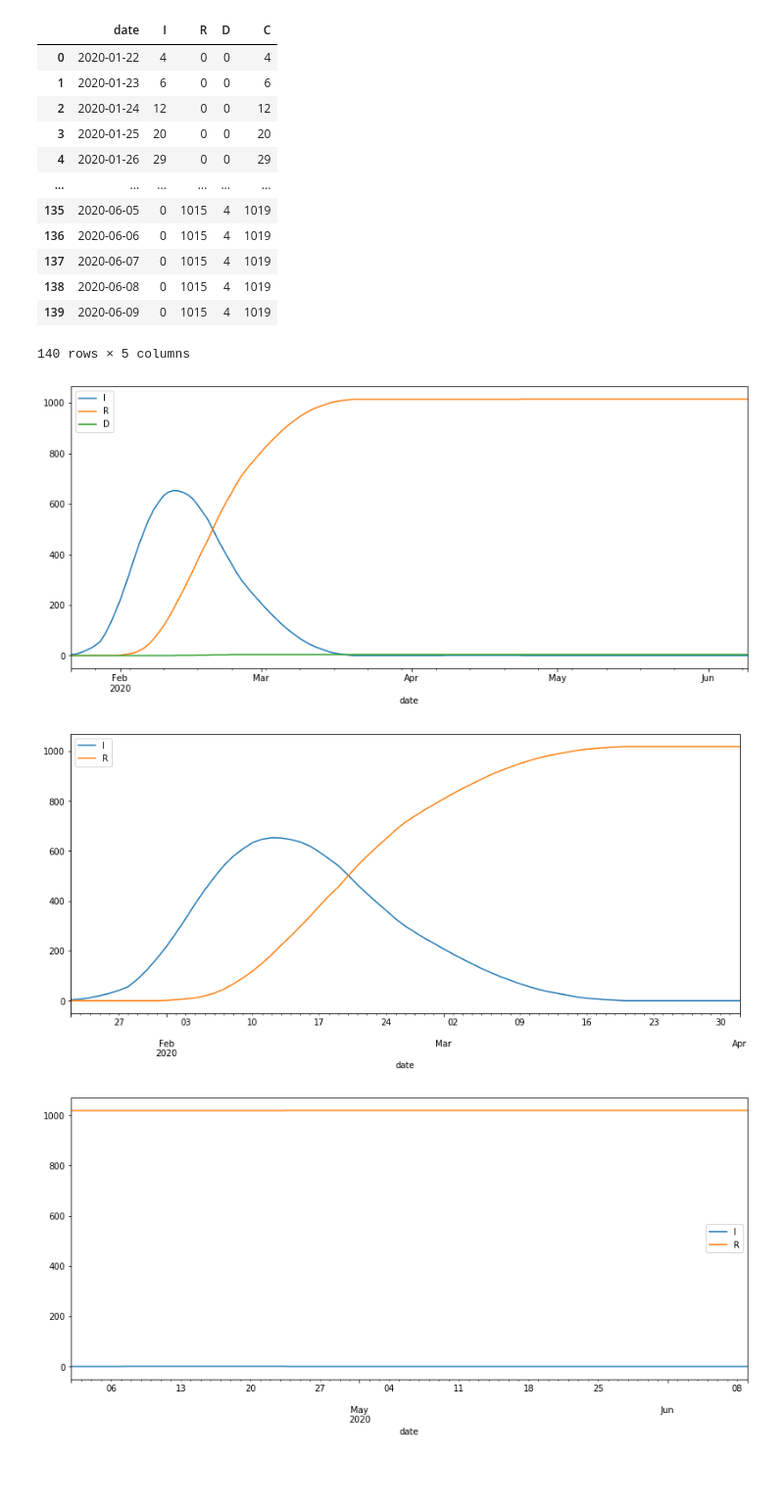
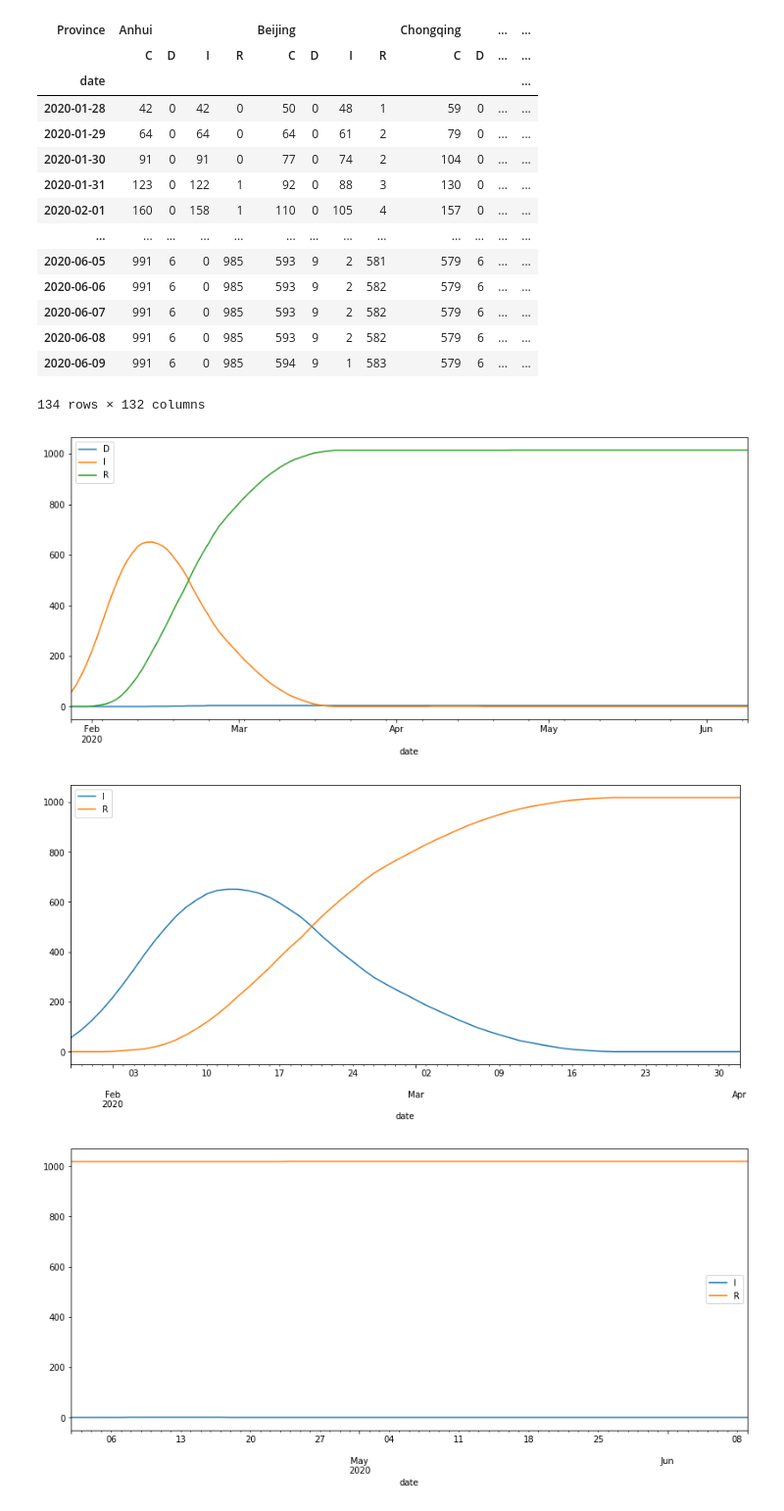
Before and after one commit to coldwhitewinters/ecovid, a Jupyter notebook: notebooks/abc-sir.ipynb, the cells around one changed output. Shown at 98% size. Cells and saved outputs as stored; diff of their text form; code cells hidden in the pictures; blank space fills up the shorter version.

```diff
--- a/notebooks/abc-sir.ipynb
+++ b/notebooks/abc-sir.ipynb
@@ -15,20 +15,3 @@ db_path = ("sqlite:///" +
            os.path.join(tempfile.gettempdir(), "test.db"))
 # %%
 plt.rcParams["figure.figsize"] = (14,6)
-# %%
-data = pd.read_csv("../data/obs.csv", parse_dates=["date"])
-data
-# %% [output]
-|  | date | I | R | D | C |
-| 0 | 2020-01-22 | 4 | 0 | 0 | 4 |
-| 1 | 2020-01-23 | 6 | 0 | 0 | 6 |
-| 2 | 2020-01-24 | 12 | 0 | 0 | 12 |
-| 3 | 2020-01-25 | 20 | 0 | 0 | 20 |
-| 4 | 2020-01-26 | 29 | 0 | 0 | 29 |
-| ... | ... | ... | ... | ... | ... |
-| 135 | 2020-06-05 | 0 | 1015 | 4 | 1019 |
-| 136 | 2020-06-06 | 0 | 1015 | 4 | 1019 |
-| 137 | 2020-06-07 | 0 | 1015 | 4 | 1019 |
-| 138 | 2020-06-08 | 0 | 1015 | 4 | 1019 |
-| 139 | 2020-06-09 | 0 | 1015 | 4 | 1019 |
-140 rows × 5 columns
@@ -38,7 +18,28 @@ data = data.set_index("date")
+# %%
+data = pd.read_hdf("../data/ts-covid-provinces.hdf", key="China")
+data = data["Hunan"]
+data = data.drop(columns="C")
+data
+# %% [output]
+| Province | Anhui |  |  |  | Beijing |  |  |  | Chongqing |  | ... | ... |
+|  | C | D | I | R | C | D | I | R | C | D | ... | ... |
+| date |  |  |  |  |  |  |  |  |  |  |  | ... |
+| 2020-01-28 | 42 | 0 | 42 | 0 | 50 | 0 | 48 | 1 | 59 | 0 | ... | ... |
+| 2020-01-29 | 64 | 0 | 64 | 0 | 64 | 0 | 61 | 2 | 79 | 0 | ... | ... |
+| 2020-01-30 | 91 | 0 | 91 | 0 | 77 | 0 | 74 | 2 | 104 | 0 | ... | ... |
+| 2020-01-31 | 123 | 0 | 122 | 1 | 92 | 0 | 88 | 3 | 130 | 0 | ... | ... |
+| 2020-02-01 | 160 | 0 | 158 | 1 | 110 | 0 | 105 | 4 | 157 | 0 | ... | ... |
+| ... | ... | ... | ... | ... | ... | ... | ... | ... | ... | ... | ... | ... |
+| 2020-06-05 | 991 | 6 | 0 | 985 | 593 | 9 | 2 | 581 | 579 | 6 | ... | ... |
+| 2020-06-06 | 991 | 6 | 0 | 985 | 593 | 9 | 2 | 582 | 579 | 6 | ... | ... |
+| 2020-06-07 | 991 | 6 | 0 | 985 | 593 | 9 | 2 | 582 | 579 | 6 | ... | ... |
+| 2020-06-08 | 991 | 6 | 0 | 985 | 593 | 9 | 2 | 582 | 579 | 6 | ... | ... |
+| 2020-06-09 | 991 | 6 | 0 | 985 | 594 | 9 | 1 | 583 | 579 | 6 | ... | ... |
+134 rows × 132 columns
 # %%
 data.plot();
 # %% [output]
-[figure, old version]
+[figure, new version]
 # %%
 data["R"] = data["R"] + data["D"]
 data = data.drop(columns=["D"])
@@ -48,7 +49,7 @@ test = data["2020-04-02":].copy()
 # %%
 train.plot();
 # %% [output]
-[figure, old version]
+[figure, new version]
 # %%
 test.plot();
 # %% [output]
```
Also changed, not shown: parts of 8 cells of this notebook, 1 other file.
